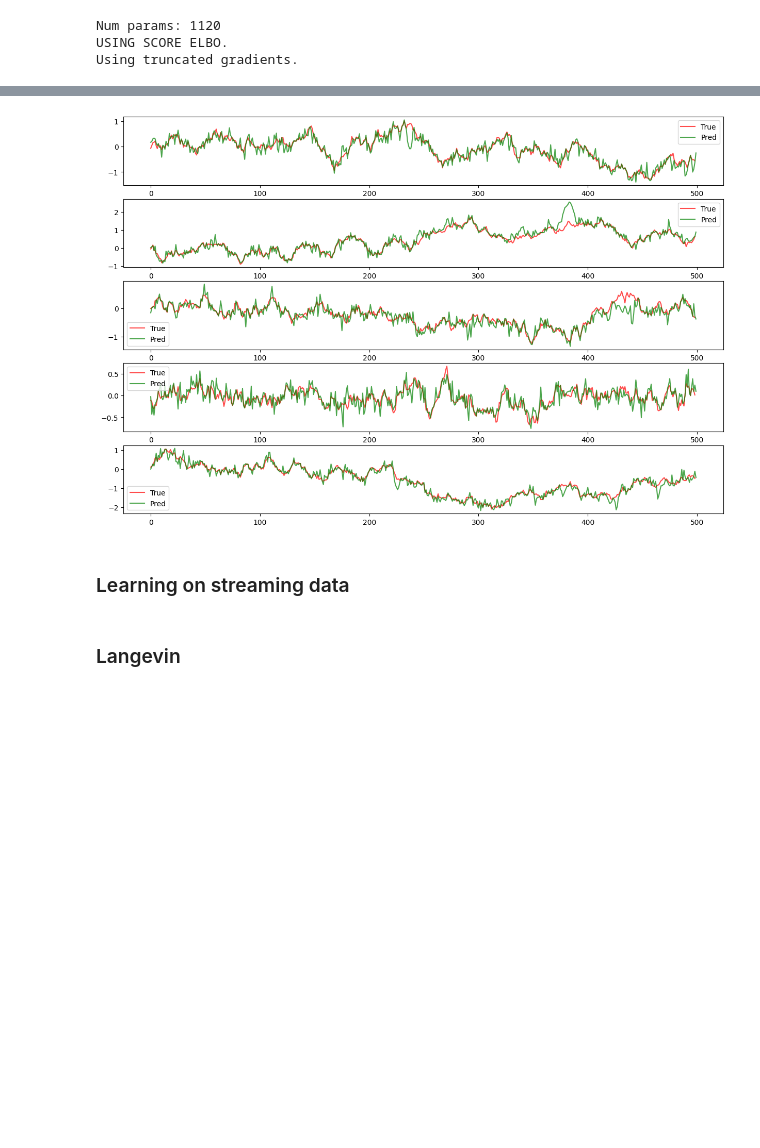
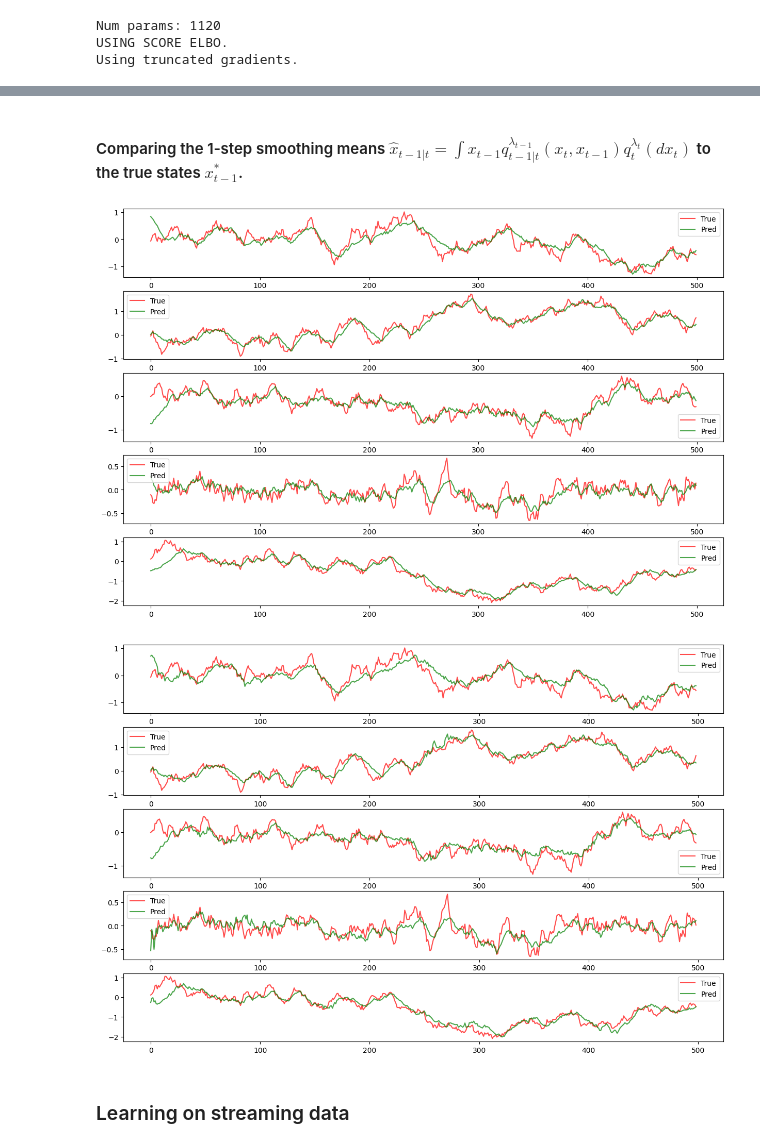
Before and after one commit to mchagneux/backward_ica, a Jupyter notebook: paper_experiments.ipynb, the cells around one changed output, grey strips where cells are left out. Cells and saved outputs as stored; diff of their text form; code cells hidden in the pictures; blank space fills up the shorter version.

```diff
--- a/paper_experiments.ipynb
+++ b/paper_experiments.ipynb
@@ -227,13 +229,13 @@ xs, ys = p.sample_multiple_sequences(key_sequences,
 q_args = argparse.Namespace()
 q_args.state_dim, q_args.obs_dim = p_args.state_dim, p_args.obs_dim
 q_args.model = 'nonamortized'
-q_args.backwd_layers = (100,)
+q_args.backwd_layers = (100,) # the number of neurons in the hidden layers of the NN that predicts backward parameters
 
 q_args = set_defaults(q_args)
 
 q = get_variational_model(q_args)
 
-for elbo_mode in ['score,truncated,paris,bptt_depth_2']:
+for elbo_mode in ['score,truncated,paris,bptt_depth_1']:
     trainer = SVITrainer(p=p,
                         theta_star=theta,
                         q=q,
@@ -245,7 +247,7 @@ for elbo_mode in ['score,truncated,paris,bptt_depth_2']:
                         num_samples=2, # number of monte carlo samples (or trajectories in the offline case)
                         frozen_params='', # which parameters to hold fixed
                         num_seqs=p_args.num_seqs,
-                        training_mode='streaming,100', # 10 gradient steps per timestep should be enough to have stabilized q_t at each t
+                        training_mode='streaming,10', # 10 gradient steps per timestep should be enough to have stabilized q_t at each t
                         elbo_mode=elbo_mode)
 
     key_init_params, key_montecarlo = jax.random.split(key, 2)
@@ -266,0 +271,3 @@ Using truncated gradients.
+# %%
+x_true = xs[0]
+plot_x_true_against_x_pred(x_true, all_params.filt.mean)#, y = all_params.filt.mean)
@@ -267,39 +276,40 @@ Using truncated gradients.
+# %% [markdown]
+#### Comparing the 1-step smoothing means $\hat{x}_{t-1|t} = \int x_{t-1} q_{t-1|t}^{\lambda_{t-1}} (x_t, x_{t-1}) q_t^{\lambda_t}(d x_t)$ to the true states $x_{t-1}^{*}$.
 # %%
 num_samples = 10_000
 
-
-# def x_tm1_t(carry, x):
-#     key, filt_params_tm1, filt_params_t, backwd_params_net_t = x
-#     key, subkey = jax.random.split(key, 2)
+def x_tm1_t(carry, x):
+    key, filt_params_tm1, filt_params_t, backwd_params_net_t = x
+    key, subkey = jax.random.split(key, 2)
 
 
-#     filt_params_tm1 = q.filt_dist.format_params(filt_params_tm1)
-#     filt_params_t = q.filt_dist.format_params(filt_params_t)
+    filt_params_tm1 = q.filt_dist.format_params(filt_params_tm1)
+    filt_params_t = q.filt_dist.format_params(filt_params_t)
 
-#     x_t = jax.vmap(q.filt_dist.sample, in_axes=(0, None))(jax.random.split(key, num_samples),
-#                                                           filt_params_t)
+    x_t = jax.vmap(q.filt_dist.sample, in_axes=(0, None))(jax.random.split(key, num_samples),
+                                                          filt_params_t)
 
-#     backwd_params_t = (backwd_params_net_t, (filt_params_tm1, filt_params_t))
+    backwd_params_t = (backwd_params_net_t, (filt_params_tm1, filt_params_t))
 
-#     x_tm1 = jax.vmap(q.backwd_kernel.sample, in_axes=(0,0, None))(jax.random.split(subkey,
-#                                                                                    num_samples),
-#                                                                     x_t, backwd_params_t)
+    x_tm1 = jax.vmap(q.backwd_kernel.sample, in_axes=(0,0, None))(jax.random.split(subkey,
+                                                                                   num_samples),
+                                                                    x_t, backwd_params_t)
 
-#     return None, jnp.mean(x_tm1, axis=0)
+    return None, jnp.mean(x_tm1, axis=0)
 
 
 
-# _, x_smoothed_tm1 = jax.lax.scan(x_tm1_t,
-#                               init=None,
-#                               xs=(jax.random.split(key, p_args.seq_length-1),
-#                                    tree_droplast(all_params.filt),
-#                                    tree_dropfirst(all_params.filt),
-#                                    tree_dropfirst(all_params.backwd)))
+_, x_smoothed_tm1 = jax.lax.scan(x_tm1_t,
+                              init=None,
+                              xs=(jax.random.split(key, p_args.seq_length-1),
+                                   tree_droplast(all_params.filt),
+                                   tree_dropfirst(all_params.filt),
+                                   tree_dropfirst(all_params.backwd)))
 
-x_true = xs[0][:-1]
-x_filt = plot_x_true_against_x_pred(x_true, all_params.filt.mean)#, y = all_params.filt.mean)
+plot_x_true_against_x_pred(x_true[:-1], x_smoothed_tm1)#, y = all_params.filt.mean)
 # %% [output]
-[figure, old version]
+[figure, new version]
+[figure, added]
 # %% [markdown]
 ### Learning on streaming data
 # %%
@@ -391,5 +401,3 @@ for idx, (step, alpha) in enumerate(zip(steps, alphas)):
     for dim in range(dims):
         axes[dim].plot(x_smoothed[:,dim], linestyle='dotted', c='black', label=f'Step {step}', alpha=alpha)
 plt.savefig('smoothing_multiple_params.pdf', format='pdf')
-# %% [markdown]
-### Langevin
```
Also changed, not shown: parts of 3 cells of this notebook.
